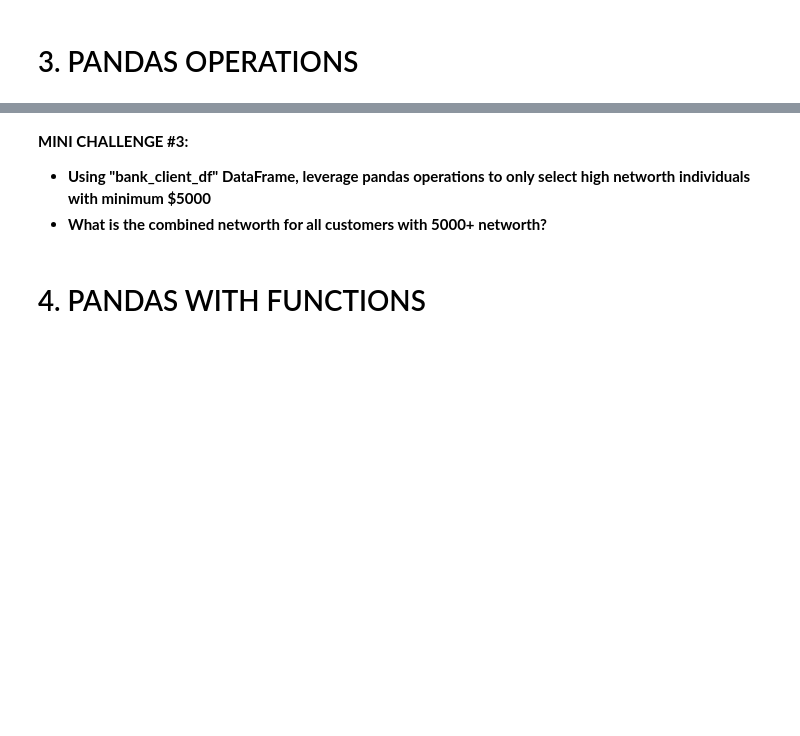
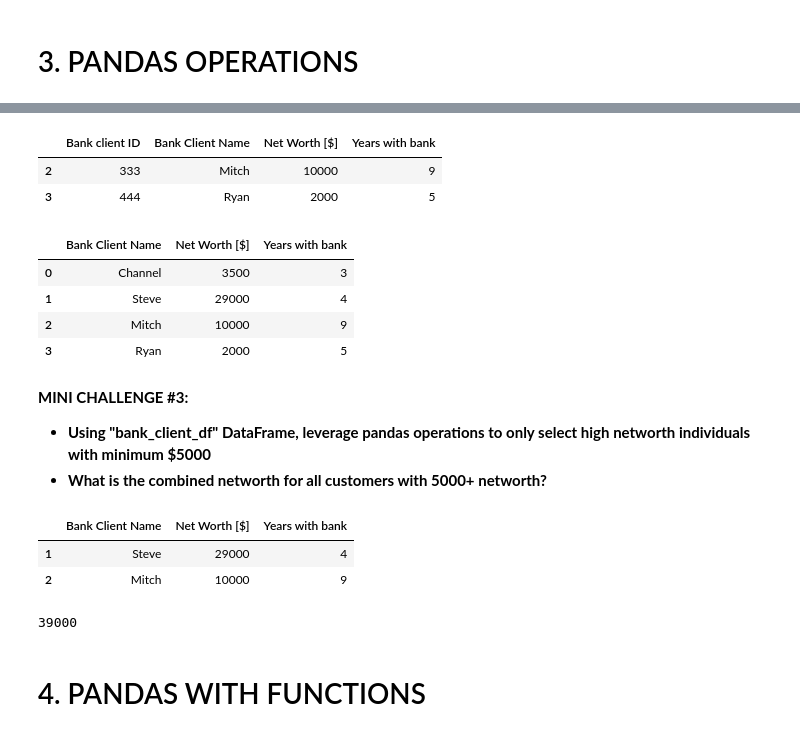
Before and after one commit to sehrish30/pandas-Practice, a Jupyter notebook: 8_Python_101_Python_Libraries_for_Data_Analysis_Pandas_Skeleton.ipynb, the cells around one changed output, grey strips where cells are left out. Saved outputs shown, nothing was run; the diff lists cells and outputs as text; code cells hidden in the pictures; blank space fills up the shorter version.

Commit message:
Dataframe operations

```diff
--- a/8_Python_101_Python_Libraries_for_Data_Analysis_Pandas_Skeleton.ipynb
+++ b/8_Python_101_Python_Libraries_for_Data_Analysis_Pandas_Skeleton.ipynb
@@ -179,0 +178,8 @@ retirement_data_df
+# %%
+# Let's define a dataframe as follows:
+bank_client_df = pd.DataFrame({'Bank client ID': [111, 222, 333, 444],
+                               'Bank Client Name': ['Channel', 'Steve', 'Mitch', 'Ryan'],
+                               'Net Worth [$]': [3500, 29000, 10000, 2000],
+                               'Years with bank': [3, 4, 9, 5]
+                               })
+bank_client_df
@@ -180,11 +192,36 @@ retirement_data_df
 # %%
 # Pick certain rows that satisfy a certain criteria
+df_loyal = bank_client_df[(bank_client_df['Years with bank'] >= 5)]
+df_loyal
+# %% [output]
+|  | Bank client ID | Bank Client Name | Net Worth [$] | Years with bank |
+| 2 | 333 | Mitch | 10000 | 9 |
+| 3 | 444 | Ryan | 2000 | 5 |
 # %%
 # Delete a column from a DataFrame
+del bank_client_df['Bank client ID']
+bank_client_df
+# %% [output]
+|  | Bank Client Name | Net Worth [$] | Years with bank |
+| 0 | Channel | 3500 | 3 |
+| 1 | Steve | 29000 | 4 |
+| 2 | Mitch | 10000 | 9 |
+| 3 | Ryan | 2000 | 5 |
 # %% [markdown]
 **MINI CHALLENGE #3:**
 - **Using "bank_client_df" DataFrame, leverage pandas operations to only select high networth individuals with minimum $5000**
 - **What is the combined networth for all customers with 5000+ networth?**
+# %%
+df_high = bank_client_df[(bank_client_df['Net Worth [$]'] >= 5000)]
+df_high
+# %% [output]
+|  | Bank Client Name | Net Worth [$] | Years with bank |
+| 1 | Steve | 29000 | 4 |
+| 2 | Mitch | 10000 | 9 |
+# %%
+df_high['Net Worth [$]'].sum()
+# %% [output]
+39000
 # %% [markdown]
 # 4. PANDAS WITH FUNCTIONS
 # %%
```
Also changed, not shown: parts of 2 cells of this notebook.
